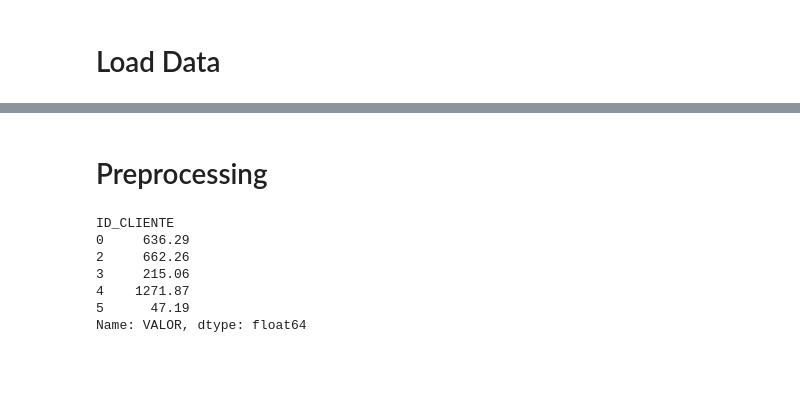
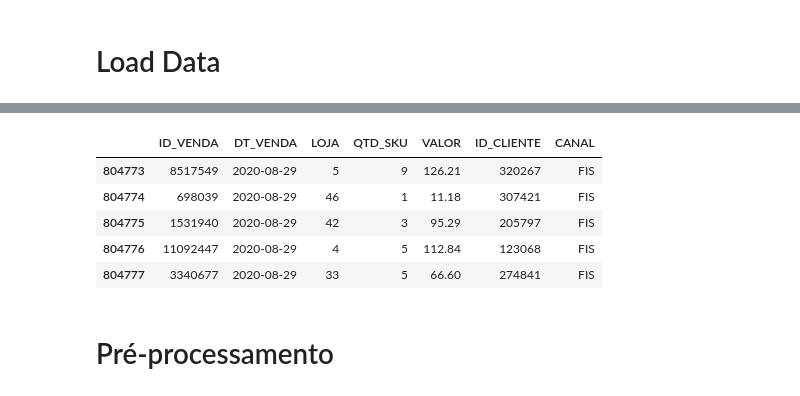
Before and after one commit to marcos-mansur/vlabs-challenge, a Jupyter notebook: Notebook/Second_model.ipynb, the cells around one changed output, grey strips where cells are left out. Saved outputs shown, nothing was run; the diff lists cells and outputs as text; code cells hidden in the pictures; blank space fills up the shorter version.

```diff
--- a/Notebook/Second_model.ipynb
+++ b/Notebook/Second_model.ipynb
@@ -34,5 +122,14 @@ df[df['ID_CLIENTE']==136746]
+# %%
+df_test.head()
+# %% [output]
+|  | ID_VENDA | DT_VENDA | LOJA | QTD_SKU | VALOR | ID_CLIENTE | CANAL |
+| 804773 | 8517549 | 2020-08-29 | 5 | 9 | 126.21 | 320267 | FIS |
+| 804774 | 698039 | 2020-08-29 | 46 | 1 | 11.18 | 307421 | FIS |
+| 804775 | 1531940 | 2020-08-29 | 42 | 3 | 95.29 | 205797 | FIS |
+| 804776 | 11092447 | 2020-08-29 | 4 | 5 | 112.84 | 123068 | FIS |
+| 804777 | 3340677 | 2020-08-29 | 33 | 5 | 66.60 | 274841 | FIS |
 # %% [markdown]
-# Preprocessing
+# Pré-processamento
 # %%
 def treated_data(df_pp):
     max_date = df_pp['DT_VENDA'].max()
@@ -69,10 +161,0 @@ data = df[['ID_CLIENTE','VALOR']].groupby(['ID_CLIENTE'])['VALOR'].sum()
-# %%
-data.head()
-# %% [output]
-ID_CLIENTE
-0     636.29
-2     662.26
-3     215.06
-4    1271.87
-5      47.19
-Name: VALOR, dtype: float64
```
Also changed, not shown: parts of 33 cells of this notebook, 1 other file.
